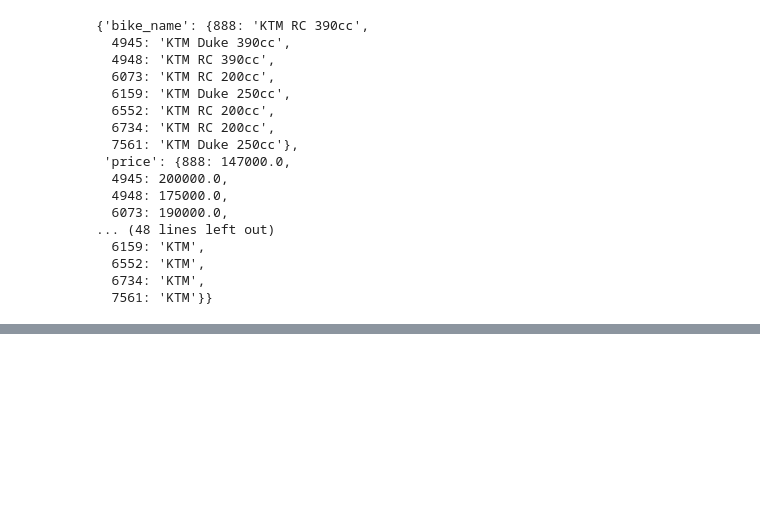
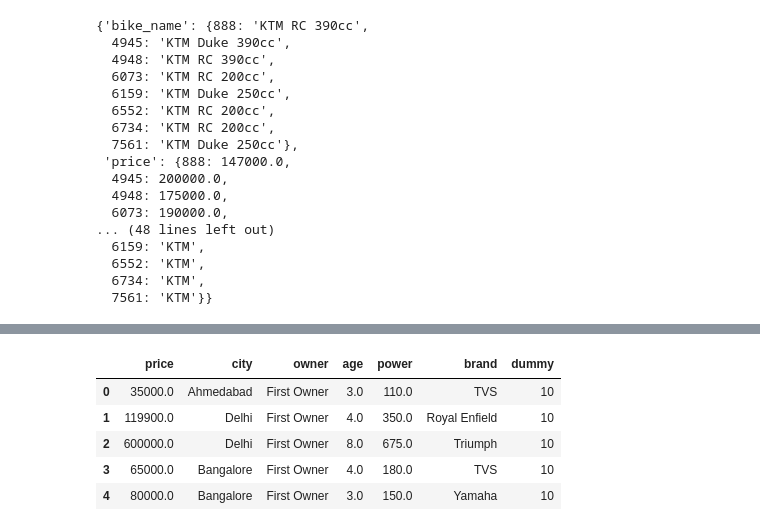
Before and after one commit to upflairs-pvt-ltd/jecrc-10-may2024, a Jupyter notebook: pandas.ipynb, the cells around one changed output, grey strips where cells are left out. Cells and saved outputs as stored; diff of their text form; code cells hidden in the pictures; blank space fills up the shorter version.

```diff
--- a/pandas.ipynb
+++ b/pandas.ipynb
@@ -314,0 +336,2 @@ sample.to_dict()
+# %%
+df.drop_duplicates(inplace=True)
@@ -314,0 +381,9 @@ sample.to_dict()
+# %%
+df.head()
+# %% [output]
+|  | price | city | owner | age | power | brand | dummy |
+| 0 | 35000.0 | Ahmedabad | First Owner | 3.0 | 110.0 | TVS | 10 |
+| 1 | 119900.0 | Delhi | First Owner | 4.0 | 350.0 | Royal Enfield | 10 |
+| 2 | 600000.0 | Delhi | First Owner | 8.0 | 675.0 | Triumph | 10 |
+| 3 | 65000.0 | Bangalore | First Owner | 4.0 | 180.0 | TVS | 10 |
+| 4 | 80000.0 | Bangalore | First Owner | 3.0 | 150.0 | Yamaha | 10 |
```
Also changed, not shown: parts of 17 cells of this notebook, 1 other file.
